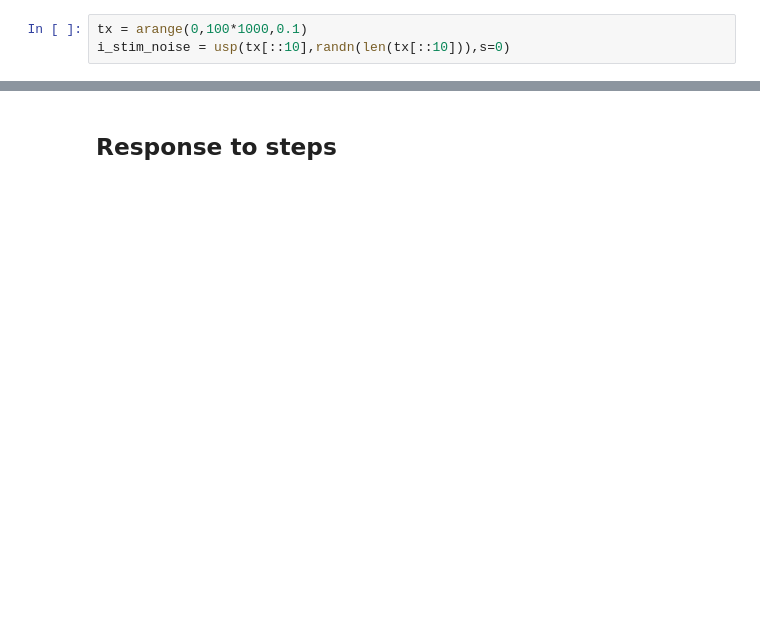
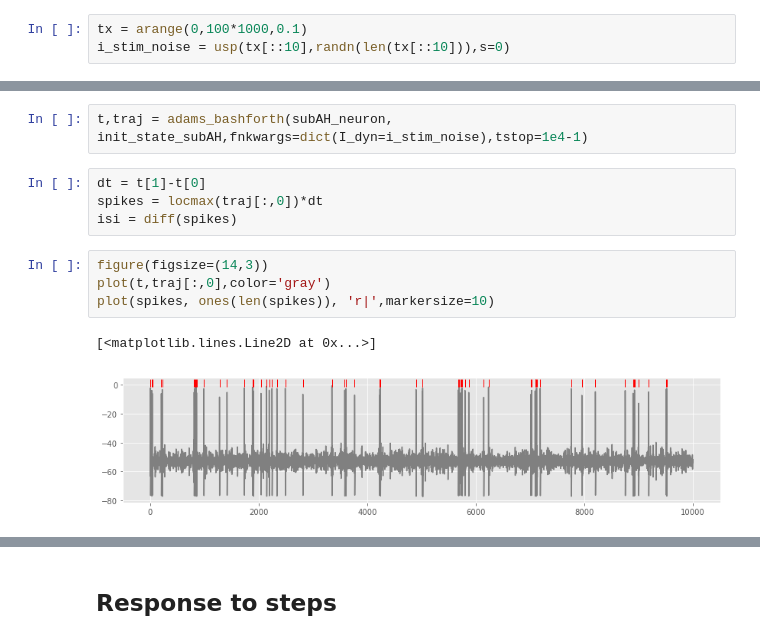
Before and after one commit to abrazhe/nbpc-china, a Jupyter notebook: notebooks/InapIk-model-bifurcations-student.ipynb, the cells around one changed output, grey strips where cells are left out. Drawn from its saved outputs; the diff is of its cells as text; blank space fills up the shorter version.

```diff
--- a/notebooks/InapIk-model-bifurcations-student.ipynb
+++ b/notebooks/InapIk-model-bifurcations-student.ipynb
@@ -425,0 +528,13 @@ plot_with_i_dyn(subAH_neuron, init_state_subAH, i_stim_noise,tstop=1e4-1,
+# %%
+t,traj = adams_bashforth(subAH_neuron, init_state_subAH,fnkwargs=dict(I_dyn=i_stim_noise),tstop=1e4-1)
+# %%
+dt = t[1]-t[0]
+spikes = locmax(traj[:,0])*dt
+isi = diff(spikes)
+# %%
+figure(figsize=(14,3))
+plot(t,traj[:,0],color='gray')
+plot(spikes, ones(len(spikes)), 'r|',markersize=10)
+# %% [output]
+[<matplotlib.lines.Line2D at 0x...>]
+[figure, added]
```
Also changed, not shown: parts of 36 cells of this notebook.
